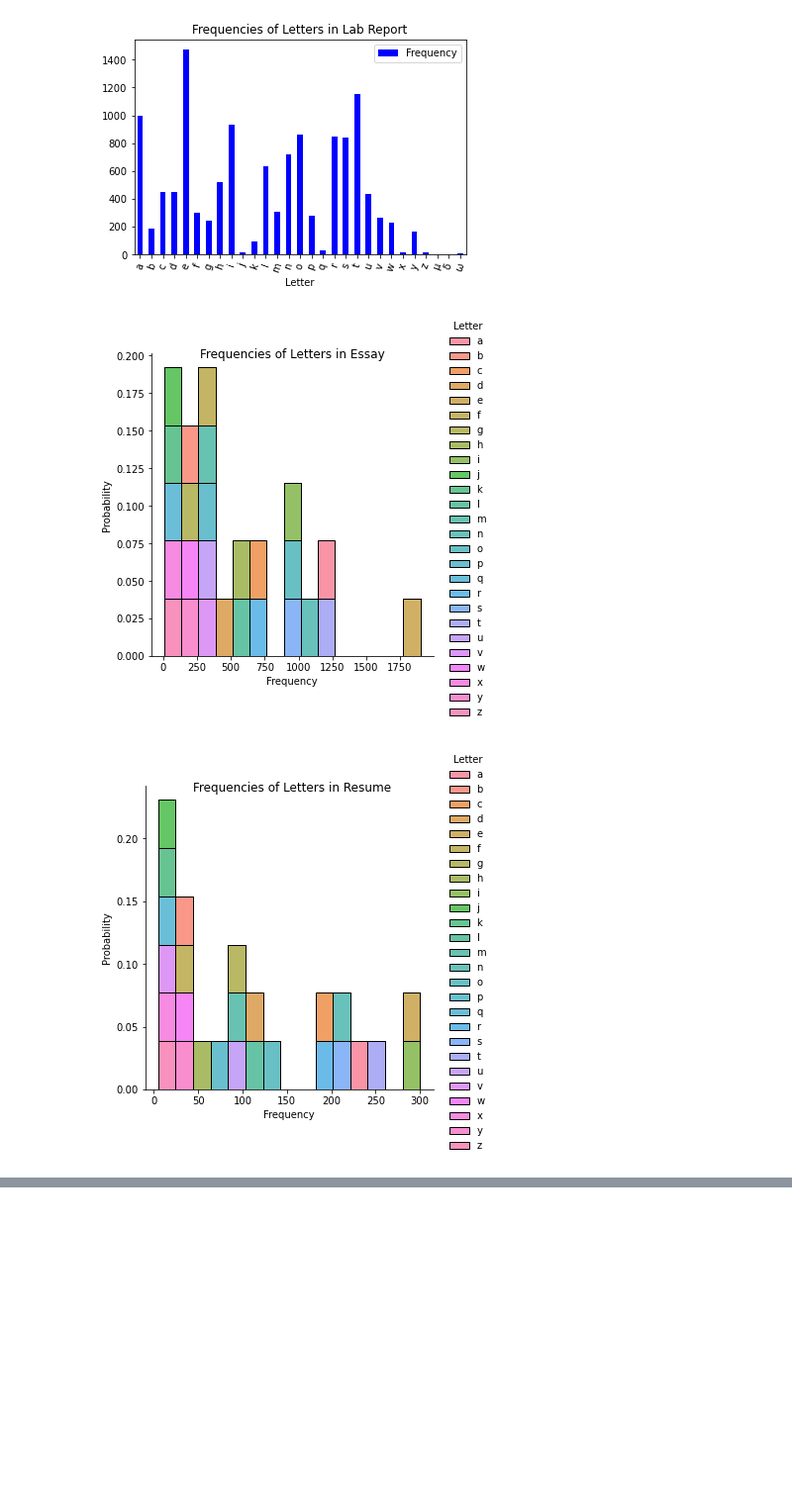
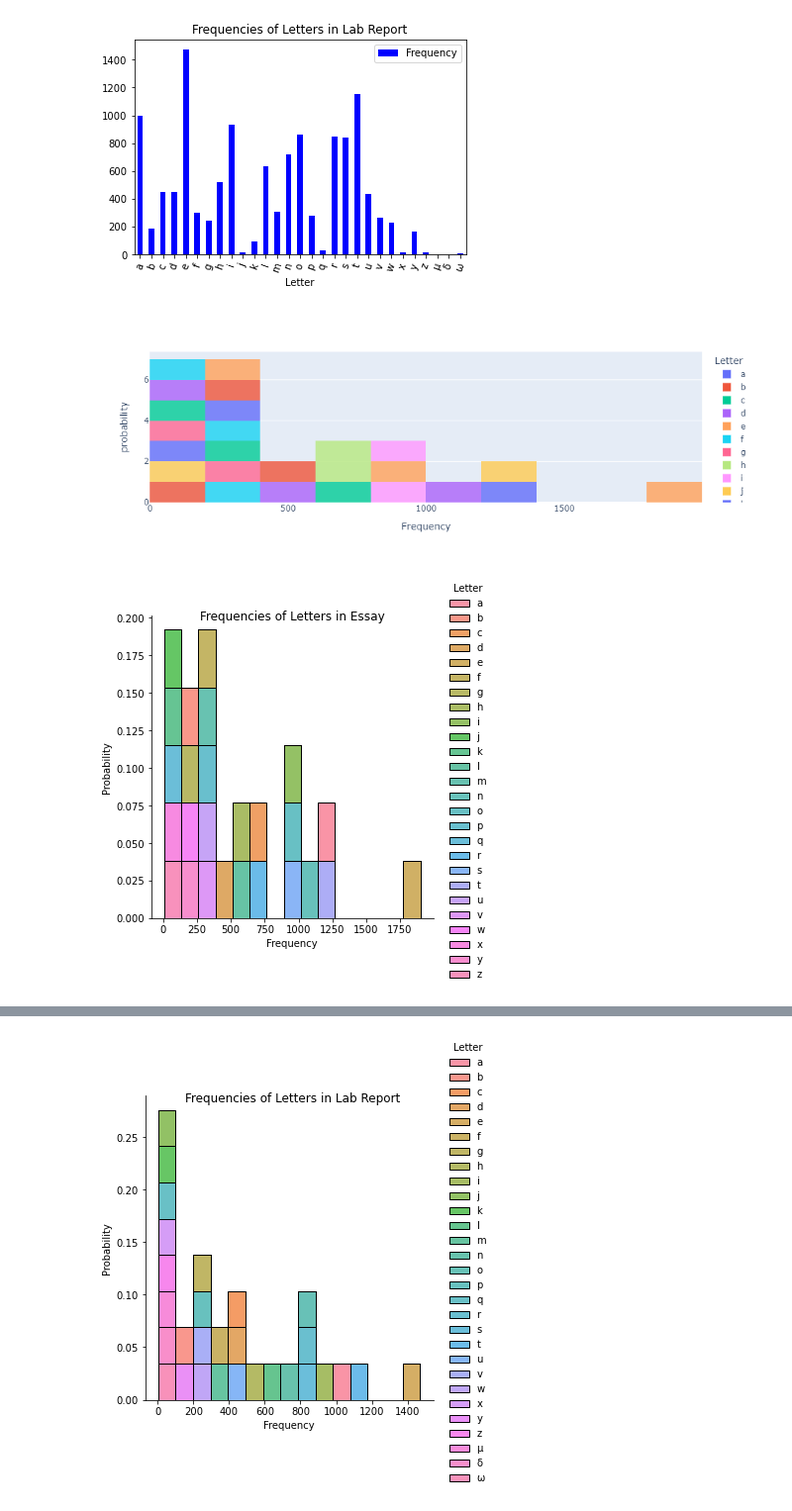
Before and after one commit to mikayla-eckelcifrese/JupyterLabRepository, a Jupyter notebook: Test Random Sample Text from File.ipynb, the cells around one changed output, grey strips where cells are left out. Shown: that part at 99% size. Saved outputs shown, nothing was run; the diff lists cells and outputs as text; code cells hidden in the pictures; blank space fills up the shorter version.

```diff
--- a/Test Random Sample Text from File.ipynb
+++ b/Test Random Sample Text from File.ipynb
@@ -119,12 +121,15 @@ BarGraph(LabFrequency_df, "Frequencies of Letters in Lab Report", "blue")
 # %%
 def histogram(df, Title, Color):
     hist = sns.displot(df, x = 'Frequency', bins = 15, hue = 'Letter', multiple = 'stack', stat = 'probability')
     hist.fig.suptitle(Title)
 
-
-histogram(EssayFrequency_df, "Frequencies of Letters in Essay", "purple")
+histogram(df = EssayFrequency_df, Title = "Frequencies of Letters in Essay", Color = "purple")
 histogram(ResumeFrequency_df, "Frequencies of Letters in Resume", "pink")
 histogram(LabFrequency_df, "Frequencies of Letters in Lab Report", "blue")
+
+fig = px.histogram(EssayFrequency_df, x = "Frequency", nbins = 15, histnorm = 'probability', color = 'Letter', opacity = 0.8)
+
+fig.show()
 # %% [output]
-[figure, old version]
+[figure, new version]
-[figure, old version]
+[figure, new version]
@@ -131,0 +137 @@ histogram(LabFrequency_df, "Frequencies of Letters in Lab Report", "blue")
+[figure, added]
```
Also changed, not shown: parts of 2 cells of this notebook.
